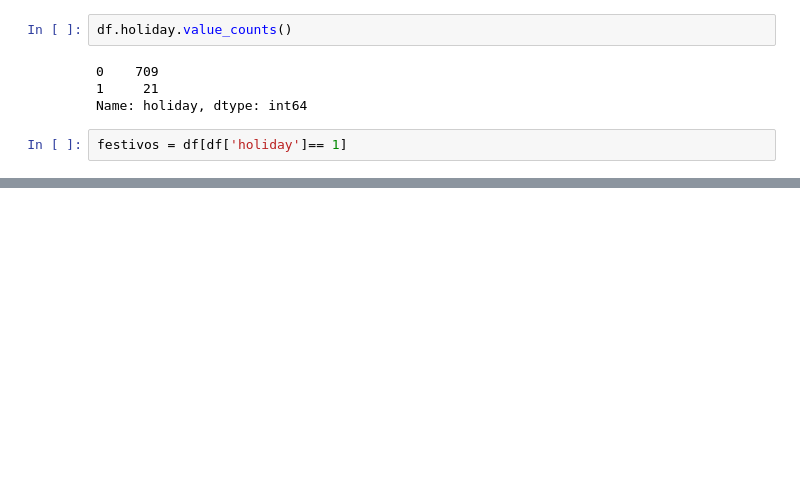
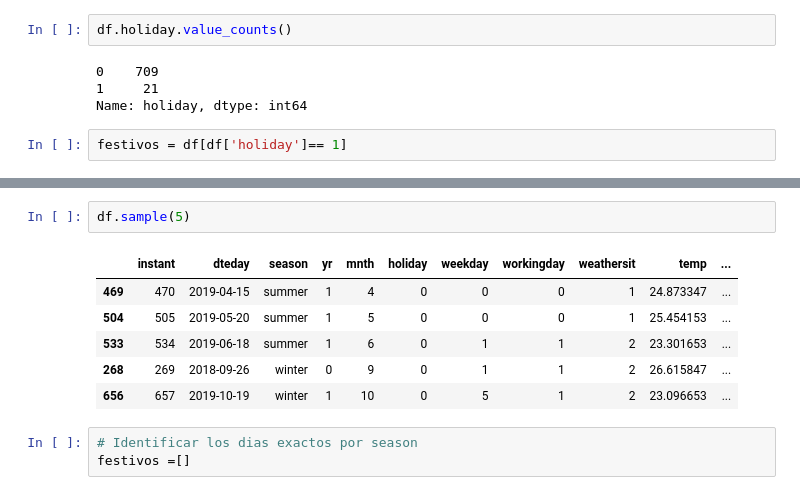
Before and after one commit to Adalab/proyecto-promo-C-modulo-3-team-2, a Jupyter notebook: exploracion.ipynb, the cells around one changed output, grey strips where cells are left out. Drawn from its saved outputs; the diff is of its cells as text; blank space fills up the shorter version.

```diff
--- a/exploracion.ipynb
+++ b/exploracion.ipynb
@@ -167,0 +256,12 @@ sns.heatmap(df.corr(),
+# %%
+df.sample(5)
+# %% [output]
+|  | instant | dteday | season | yr | mnth | holiday | weekday | workingday | weathersit | temp | ... |
+| 469 | 470 | 2019-04-15 | summer | 1 | 4 | 0 | 0 | 0 | 1 | 24.873347 | ... |
+| 504 | 505 | 2019-05-20 | summer | 1 | 5 | 0 | 0 | 0 | 1 | 25.454153 | ... |
+| 533 | 534 | 2019-06-18 | summer | 1 | 6 | 0 | 1 | 1 | 2 | 23.301653 | ... |
+| 268 | 269 | 2018-09-26 | winter | 0 | 9 | 0 | 1 | 1 | 2 | 26.615847 | ... |
+| 656 | 657 | 2019-10-19 | winter | 1 | 10 | 0 | 5 | 1 | 2 | 23.096653 | ... |
+# %%
+# Identificar los dias exactos por season
+festivos =[]
```
Also changed, not shown: parts of 16 cells of this notebook.
